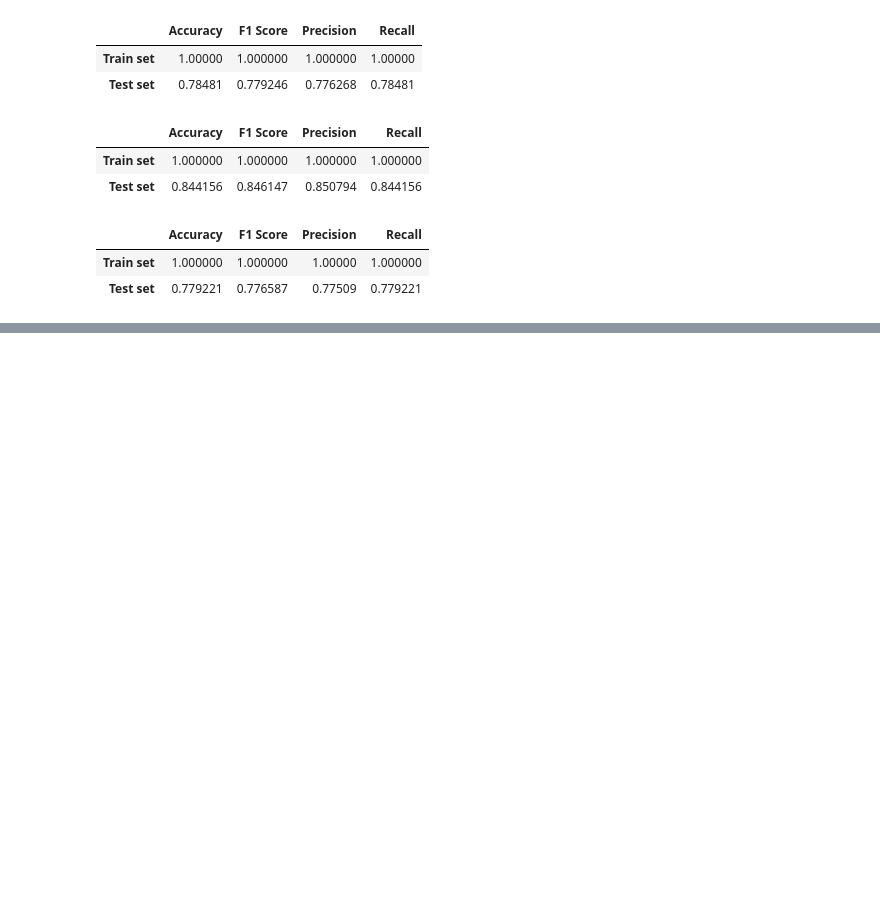
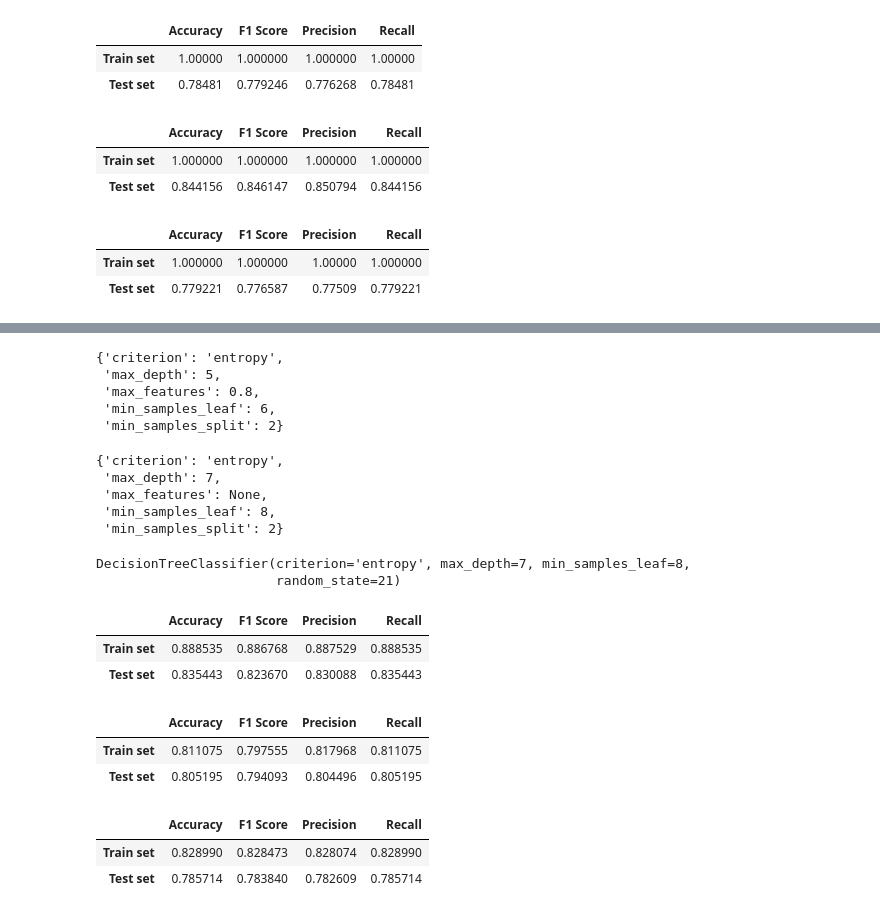
Before and after one commit to 4GeeksAcademy/pabloaznar-intro-ml, a Jupyter notebook: src/04-decision-tree.ipynb, the cells around one changed output, grey strips where cells are left out. Saved outputs shown, nothing was run; the diff lists cells and outputs as text; code cells hidden in the pictures; blank space fills up the shorter version.

Commit message:
[DECISION_TREE] wip: day 3

```diff
--- a/src/04-decision-tree.ipynb
+++ b/src/04-decision-tree.ipynb
@@ -437,0 +486,63 @@ get_classifier_metrics(y_pred_test_3_logloss, y_pred_test_3, y_pred_train_3_logl
+# %%
+# Entrenamos el grid con los hiperparametros
+grid_1.fit(X_train_1, y_train_1)
+#Devuelvemos los mejores parametros despues de entrenarlo
+grid_1.best_params_
+# %%
+grid_2.fit(X_train_2, y_train_2)
+grid_2.best_params_
+# %% [output]
+{'criterion': 'entropy',
+ 'max_depth': 5,
+ 'max_features': 0.8,
+ 'min_samples_leaf': 6,
+ 'min_samples_split': 2}
+# %%
+grid_3.fit(X_train_3, y_train_3)
+grid_3.best_params_
+# %% [output]
+{'criterion': 'entropy',
+ 'max_depth': 7,
+ 'max_features': None,
+ 'min_samples_leaf': 8,
+ 'min_samples_split': 2}
+# %%
+#Modelos con los mejores parametros
+grid_model_1 = grid_1.best_estimator_
+grid_model_2 = grid_2.best_estimator_
+grid_model_3 = grid_3.best_estimator_
+# %%
+# Repetimos el entrenamiento pero ahora con el grid que tiene los hiperparametros establecidos
+grid_model_1.fit(X_train_1, y_train_1)
+grid_model_2.fit(X_train_2, y_train_2)
+grid_model_3.fit(X_train_3, y_train_3)
+# %% [output]
+DecisionTreeClassifier(criterion='entropy', max_depth=7, min_samples_leaf=8,
+                       random_state=21)
+# %%
+y_pred_test_1_grid = grid_model_1.predict(X_test_1)
+y_pred_train_1_grid = grid_model_1.predict(X_train_1)
+
+y_pred_test_2_grid = grid_model_2.predict(X_test_2)
+y_pred_train_2_grid = grid_model_2.predict(X_train_2)
+
+y_pred_test_3_grid = grid_model_3.predict(X_test_3)
+y_pred_train_3_grid = grid_model_3.predict(X_train_3)
+# %%
+get_classifier_metrics(y_pred_test_1_grid, y_pred_test_1, y_pred_train_1_grid, y_train_1, average="weighted")
+# %% [output]
+|  | Accuracy | F1 Score | Precision | Recall |
+| Train set | 0.888535 | 0.886768 | 0.887529 | 0.888535 |
+| Test set | 0.835443 | 0.823670 | 0.830088 | 0.835443 |
+# %%
+get_classifier_metrics(y_pred_test_2_grid, y_pred_test_2, y_pred_train_2_grid, y_train_2, average="weighted")
+# %% [output]
+|  | Accuracy | F1 Score | Precision | Recall |
+| Train set | 0.811075 | 0.797555 | 0.817968 | 0.811075 |
+| Test set | 0.805195 | 0.794093 | 0.804496 | 0.805195 |
+# %%
+get_classifier_metrics(y_pred_test_3_grid, y_pred_test_3, y_pred_train_3_grid, y_train_3, average="weighted")
+# %% [output]
+|  | Accuracy | F1 Score | Precision | Recall |
+| Train set | 0.828990 | 0.828473 | 0.828074 | 0.828990 |
+| Test set | 0.785714 | 0.783840 | 0.782609 | 0.785714 |
```
Also changed, not shown: parts of 5 cells of this notebook, 1 other file.
